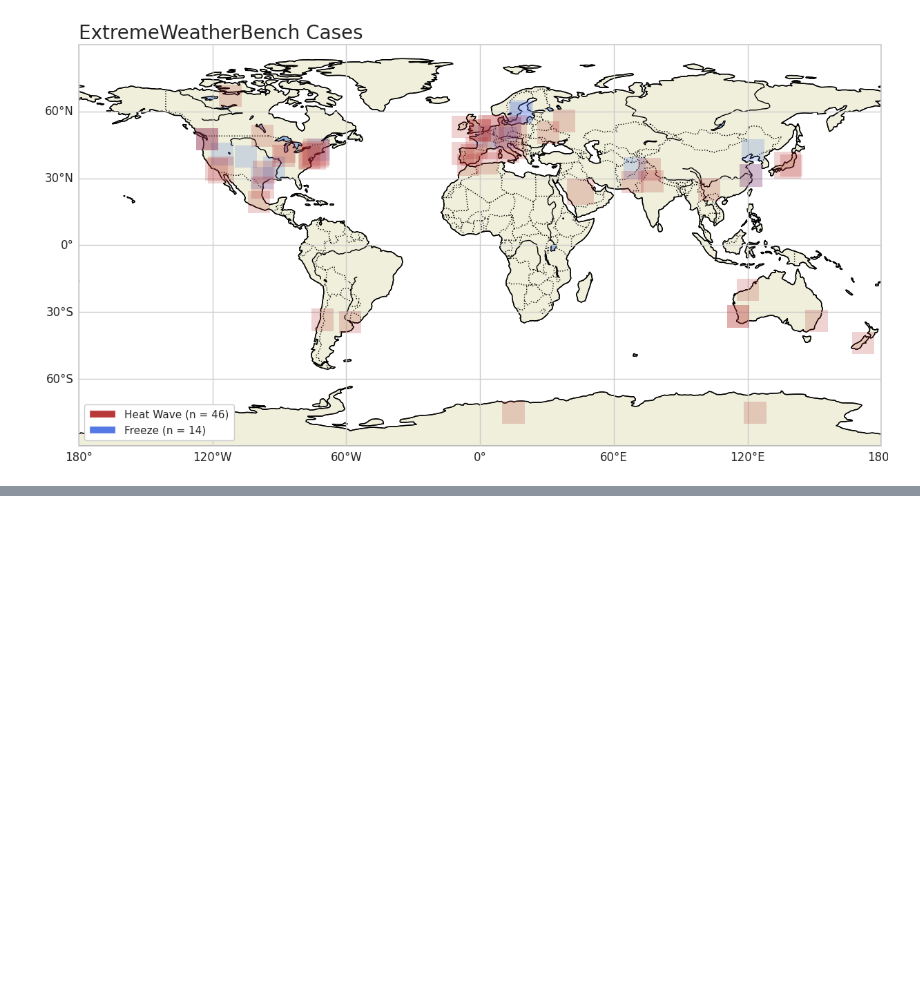
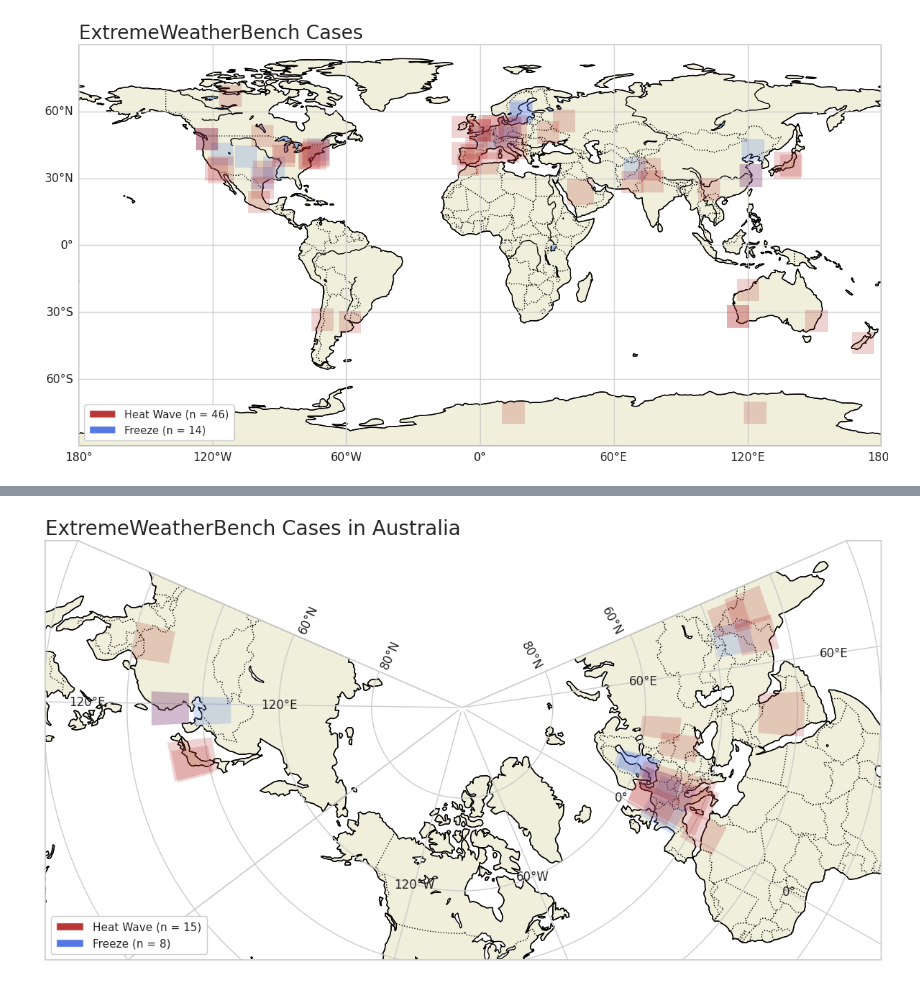
Before and after one commit to brightbandtech/ExtremeWeatherBench, a Jupyter notebook: docs/notebooks/figure1.ipynb, the cells around one changed output, grey strips where cells are left out. Saved outputs shown, nothing was run; the diff lists cells and outputs as text; code cells hidden in the pictures; blank space fills up the shorter version.

```diff
--- a/docs/notebooks/figure1.ipynb
+++ b/docs/notebooks/figure1.ipynb
@@ -195,0 +250,14 @@ False
+# %%
+# plot local cases given a bounding box and information for the plot
+# this is broken
+bot_lat = 0
+top_lat = 180
+left_lon = 0
+right_lon = 180
+filename = 'extreme_weather_cases_Aus.png'
+plot_title = 'ExtremeWeatherBench Cases in Australia'
+
+# plot Australia
+plot_local_cases(left_lon, right_lon, bot_lat, top_lat, filename, plot_title)
+# %% [output]
+[figure, added]
```
Also changed, not shown: parts of 3 cells of this notebook, 2 other files.
